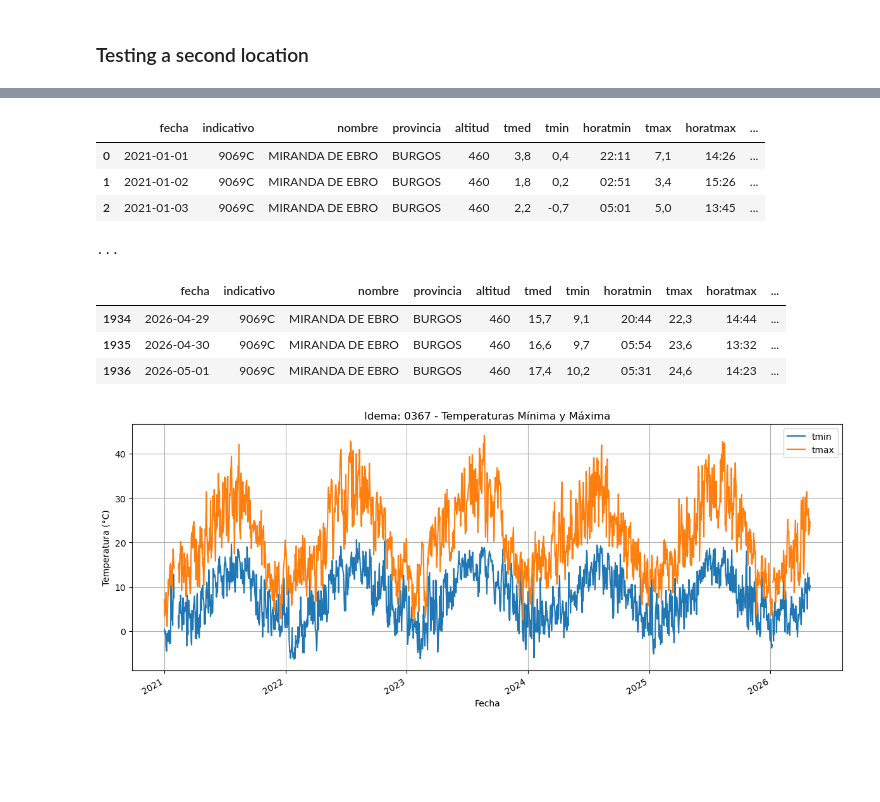
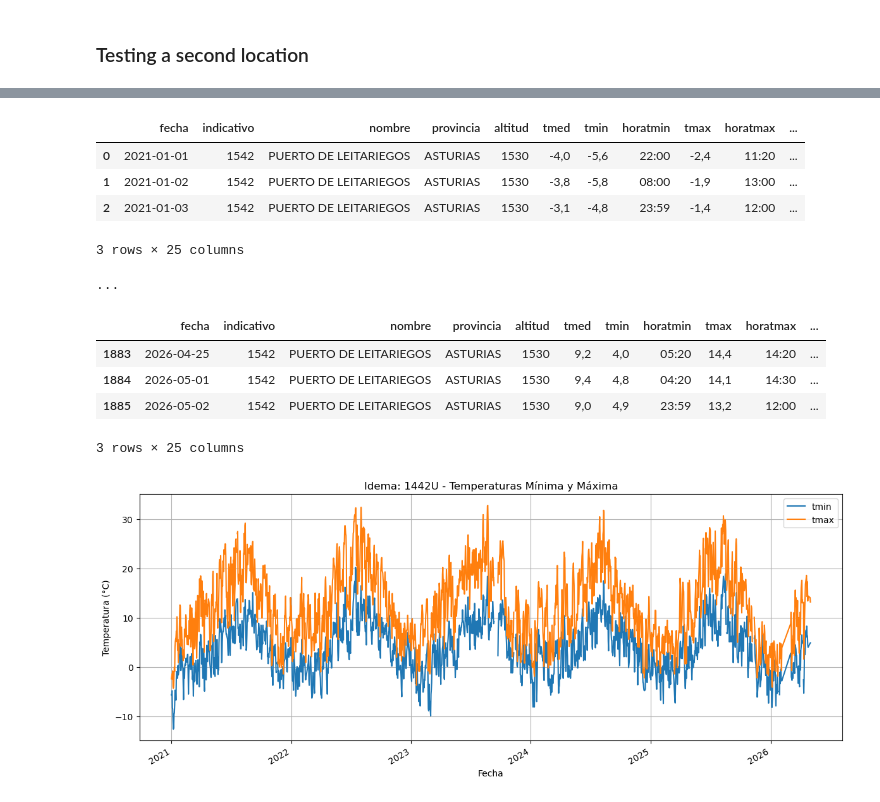
Before and after one commit to reddgr/energy-price-forecasting-in-power-grids, a Jupyter notebook: notebooks/05_historical_weather_data_download.ipynb, the cells around one changed output, grey strips where cells are left out. Drawn from its saved outputs; the diff is of its cells as text; code cells hidden in the pictures; blank space fills up the shorter version.

Commit message:
Add weather data download utility for AEMET API

```diff
--- a/notebooks/05_historical_weather_data_download.ipynb
+++ b/notebooks/05_historical_weather_data_download.ipynb
@@ -238,0 +226,3 @@ Final dataset: 1937 records
+# %%
+sample_idema = "1542"
+df_sample = download_station_data(client, station_id=sample_idema, start_date="2021-01-01", max_retries=5, sleep_seconds=6)
@@ -239,17 +247,19 @@ Final dataset: 1937 records
 # %%
-display(data_9069C.head(3))
+display(df_sample.head(3))
 print("...")
-display(data_9069C.tail(3))
+display(df_sample.tail(3))
 # %% [output]
 |  | fecha | indicativo | nombre | provincia | altitud | tmed | tmin | horatmin | tmax | horatmax | ... |
-| 0 | 2021-01-01 | 9069C | MIRANDA DE EBRO | BURGOS | 460 | 3,8 | 0,4 | 22:11 | 7,1 | 14:26 | ... |
-| 1 | 2021-01-02 | 9069C | MIRANDA DE EBRO | BURGOS | 460 | 1,8 | 0,2 | 02:51 | 3,4 | 15:26 | ... |
-| 2 | 2021-01-03 | 9069C | MIRANDA DE EBRO | BURGOS | 460 | 2,2 | -0,7 | 05:01 | 5,0 | 13:45 | ... |
+| 0 | 2021-01-01 | 1542 | PUERTO DE LEITARIEGOS | ASTURIAS | 1530 | -4,0 | -5,6 | 22:00 | -2,4 | 11:20 | ... |
+| 1 | 2021-01-02 | 1542 | PUERTO DE LEITARIEGOS | ASTURIAS | 1530 | -3,8 | -5,8 | 08:00 | -1,9 | 13:00 | ... |
+| 2 | 2021-01-03 | 1542 | PUERTO DE LEITARIEGOS | ASTURIAS | 1530 | -3,1 | -4,8 | 23:59 | -1,4 | 12:00 | ... |
-...
+3 rows × 25 columns
+...
 |  | fecha | indicativo | nombre | provincia | altitud | tmed | tmin | horatmin | tmax | horatmax | ... |
-| 1934 | 2026-04-29 | 9069C | MIRANDA DE EBRO | BURGOS | 460 | 15,7 | 9,1 | 20:44 | 22,3 | 14:44 | ... |
-| 1935 | 2026-04-30 | 9069C | MIRANDA DE EBRO | BURGOS | 460 | 16,6 | 9,7 | 05:54 | 23,6 | 13:32 | ... |
-| 1936 | 2026-05-01 | 9069C | MIRANDA DE EBRO | BURGOS | 460 | 17,4 | 10,2 | 05:31 | 24,6 | 14:23 | ... |
+| 1883 | 2026-04-25 | 1542 | PUERTO DE LEITARIEGOS | ASTURIAS | 1530 | 9,2 | 4,0 | 05:20 | 14,4 | 14:20 | ... |
+| 1884 | 2026-05-01 | 1542 | PUERTO DE LEITARIEGOS | ASTURIAS | 1530 | 9,4 | 4,8 | 04:20 | 14,1 | 14:30 | ... |
+| 1885 | 2026-05-02 | 1542 | PUERTO DE LEITARIEGOS | ASTURIAS | 1530 | 9,0 | 4,9 | 23:59 | 13,2 | 12:00 | ... |
+3 rows × 25 columns
 # %%
 date_cols = ["fecha"]
 text_cols = ["indicativo", "nombre", "provincia"]
@@ -277,11 +292,11 @@ for col in time_cols:
 # %%
-ax = data_9069C.sort_values("fecha").plot(x="fecha", y=["tmin", "tmax"], kind="line", figsize=(12,5))
+ax = df_sample.sort_values("fecha").plot(x="fecha", y=["tmin", "tmax"], kind="line", figsize=(12,5))
 ax.set_xlabel("Fecha")
 ax.set_ylabel("Temperatura (°C)")
 ax.set_title(f"Idema: {station_id} - Temperaturas Mínima y Máxima")
 ax.grid(True)
 plt.tight_layout()
 plt.show()
 # %% [output]
-[figure, old version]
+[figure, new version]
 # %%
```
Also changed, not shown: parts of 5 cells of this notebook.
